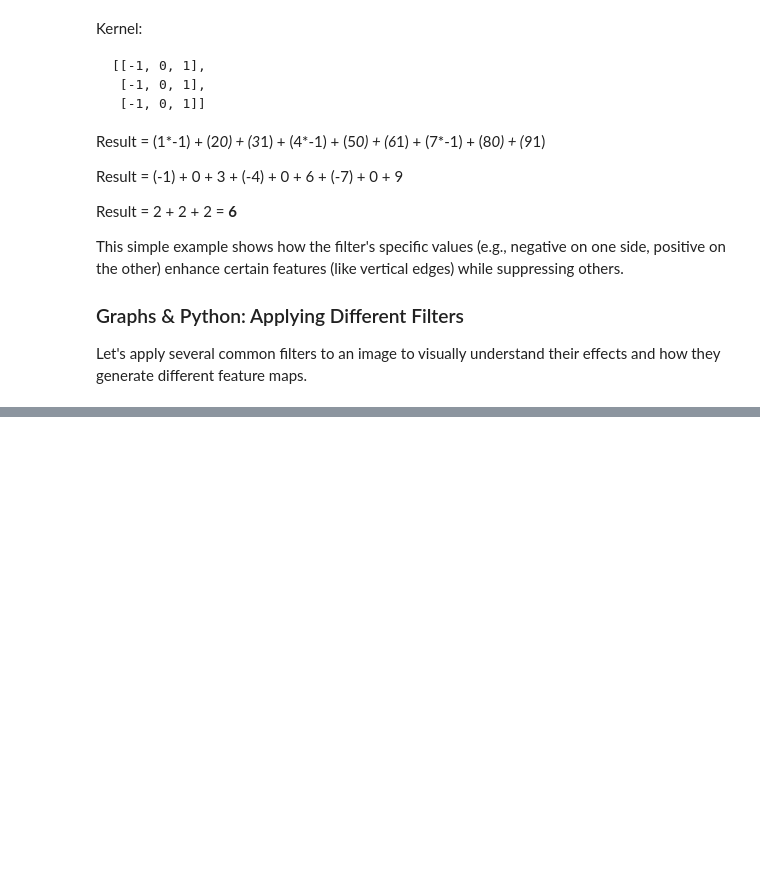
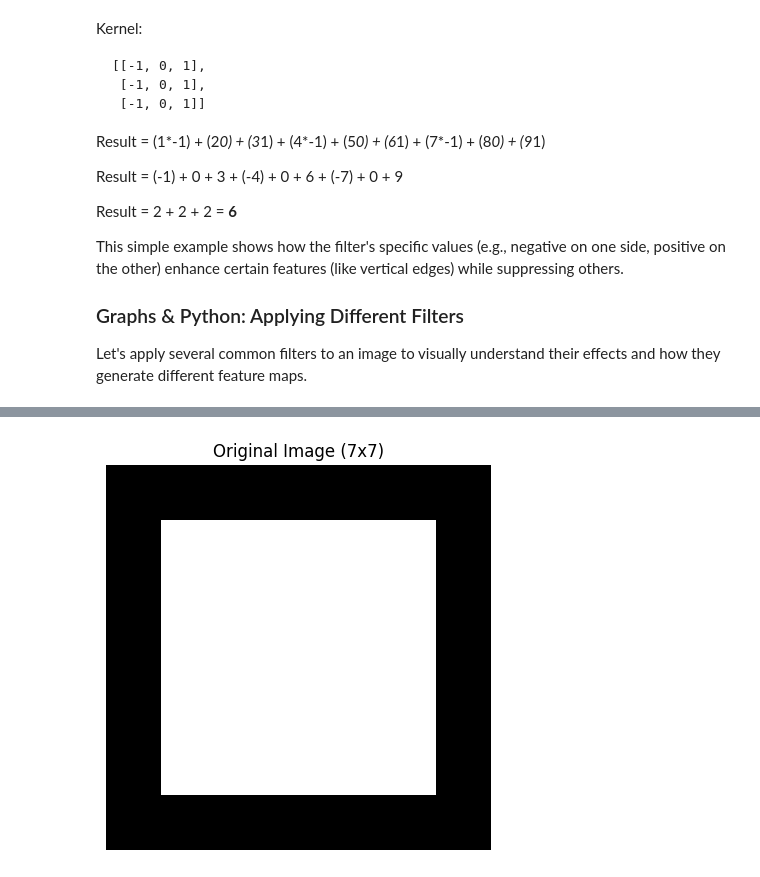
Before and after one commit to rsys-adsingh/Machine-Learning, a Jupyter notebook: study/Chapter_12.ipynb, the cells around one changed output, grey strips where cells are left out. Saved outputs shown, nothing was run; the diff lists cells and outputs as text; code cells hidden in the pictures; blank space fills up the shorter version.

```diff
--- a/study/Chapter_12.ipynb
+++ b/study/Chapter_12.ipynb
@@ -799,0 +940,80 @@ for name, kernel_matrix in filters.items():
+# %%
+import numpy as np
+import matplotlib.pyplot as plt
+import matplotlib.patches as patches
+
+# Input image (7x7 for demonstration)
+image = np.array([
+    [0, 0, 0, 0, 0, 0, 0],
+    [0, 1, 1, 1, 1, 1, 0],
+    [0, 1, 1, 1, 1, 1, 0],
+    [0, 1, 1, 1, 1, 1, 0],
+    [0, 1, 1, 1, 1, 1, 0],
+    [0, 1, 1, 1, 1, 1, 0],
+    [0, 0, 0, 0, 0, 0, 0]
+], dtype=np.float32)
+
+# Kernel (3x3 simple averaging filter)
+kernel = np.array([
+    [1, 1, 1],
+    [1, 1, 1],
+    [1, 1, 1]
+], dtype=np.float32) / 9.0
+
+def convolve2d_with_stride(image, kernel, stride):
+    image_height, image_width = image.shape
+    kernel_height, kernel_width = kernel.shape
+
+    output_height = (image_height - kernel_height) // stride + 1
+    output_width = (image_width - kernel_width) // stride + 1
+
+    output = np.zeros((output_height, output_width))
+
+    for i in range(output_height):
+        for j in range(output_width):
+            # Calculate start indices for the current patch based on stride
+            start_h = i * stride
+            start_w = j * stride
+
+            image_patch = image[start_h : start_h + kernel_height,
+                                start_w : start_w + kernel_width]
+            output[i, j] = np.sum(image_patch * kernel)
+
+    return output
+
+strides_to_test = [1, 2, 3]
+
+plt.figure(figsize=(15, 5))
+plt.imshow(image, cmap='gray', vmin=0, vmax=1)
+plt.title('Original Image (7x7)')
+plt.axis('off')
+plt.show()
+
+for s in strides_to_test:
+    feature_map = convolve2d_with_stride(image, kernel, s)
+
+    print(f"\n--- Stride = {s} ---")
+    print(f"Output Feature Map (Shape: {feature_map.shape}):\n{feature_map}")
+
+    fig, axes = plt.subplots(1, 2, figsize=(10, 5))
+
+    # Plot input image with grid
+    axes[0].imshow(image, cmap='gray', vmin=0, vmax=1)
+    axes[0].set_title(f'Input Image (Stride {s})')
+    axes[0].set_xticks(np.arange(-.5, image.shape[1], 1), minor=True)
+    axes[0].set_yticks(np.arange(-.5, image.shape[0], 1), minor=True)
+    axes[0].grid(which="minor", color="red", linestyle='-', linewidth=1)
+
+    # Plot feature map
+    axes[1].imshow(feature_map, cmap='viridis')
+    axes[1].set_title(f'Feature Map (Stride {s}, Shape {feature_map.shape})')
+    axes[1].set_xticks(np.arange(-.5, feature_map.shape[1], 1), minor=True)
+    axes[1].set_yticks(np.arange(-.5, feature_map.shape[0], 1), minor=True)
+    axes[1].grid(which="minor", color="green", linestyle='-', linewidth=1)
+    for (y, x), val in np.ndenumerate(feature_map):
+        axes[1].text(x, y, f'{val:.2f}', ha='center', va='center', color='white', fontsize=10)
+
+    plt.tight_layout()
+    plt.show()
+# %% [output]
+[figure, added]
```
Also changed, not shown: parts of 18 cells of this notebook.
